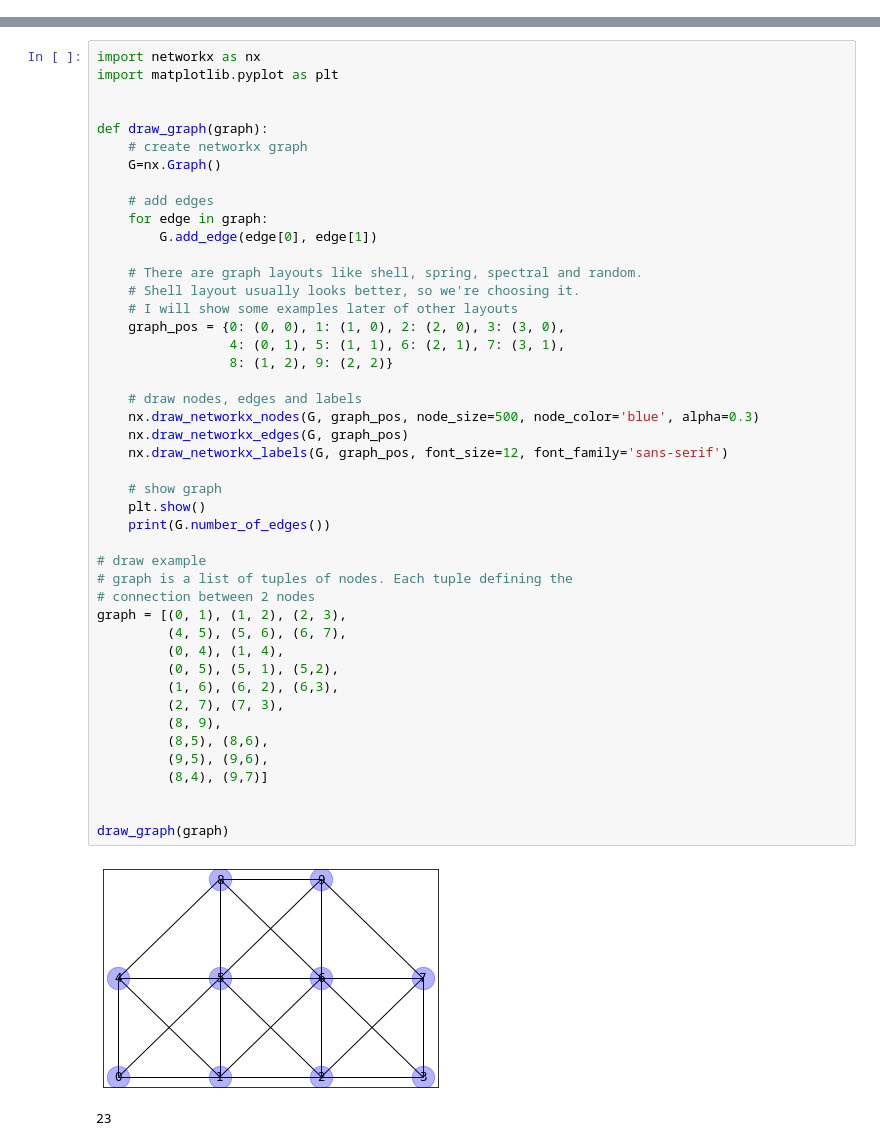
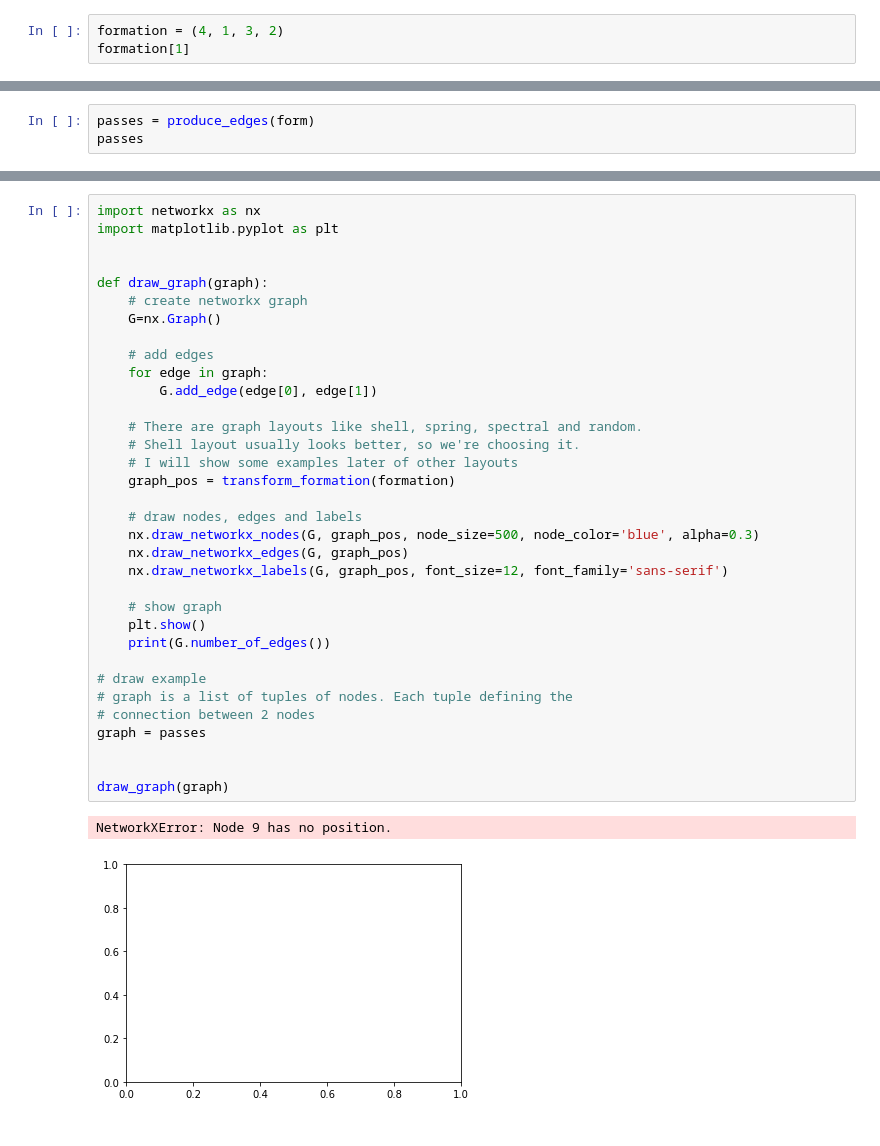
Before and after one commit to brunobelevan/Football-Theory---Formations, a Jupyter notebook: NetworkX test.ipynb, the cells around one changed output, grey strips where cells are left out. Drawn from its saved outputs; the diff is of its cells as text.

Commit message:
Finished NetworkX, cleaned and merged data aswell

```diff
--- a/NetworkX test.ipynb
+++ b/NetworkX test.ipynb
@@ -14,0 +15,3 @@ plt.show()
+# %%
+formation = (4, 1, 3, 2)
+formation[1]
@@ -14,0 +116,3 @@ plt.show()
+# %%
+passes = produce_edges(form)
+passes
@@ -18,45 +141,34 @@ import matplotlib.pyplot as plt
 
 
 def draw_graph(graph):
     # create networkx graph
     G=nx.Graph()
 
     # add edges
     for edge in graph:
         G.add_edge(edge[0], edge[1])
 
     # There are graph layouts like shell, spring, spectral and random.
     # Shell layout usually looks better, so we're choosing it.
     # I will show some examples later of other layouts
-    graph_pos = {0: (0, 0), 1: (1, 0), 2: (2, 0), 3: (3, 0),
-                 4: (0, 1), 5: (1, 1), 6: (2, 1), 7: (3, 1),
-                 8: (1, 2), 9: (2, 2)}
+    graph_pos = transform_formation(formation)
 
     # draw nodes, edges and labels
     nx.draw_networkx_nodes(G, graph_pos, node_size=500, node_color='blue', alpha=0.3)
     nx.draw_networkx_edges(G, graph_pos)
     nx.draw_networkx_labels(G, graph_pos, font_size=12, font_family='sans-serif')
 
     # show graph
     plt.show()
     print(G.number_of_edges())
 
 # draw example
 # graph is a list of tuples of nodes. Each tuple defining the
 # connection between 2 nodes
-graph = [(0, 1), (1, 2), (2, 3),
-         (4, 5), (5, 6), (6, 7),
-         (0, 4), (1, 4),
-         (0, 5), (5, 1), (5,2),
-         (1, 6), (6, 2), (6,3),
-         (2, 7), (7, 3),
-         (8, 9),
-         (8,5), (8,6),
-         (9,5), (9,6),
-         (8,4), (9,7)]
+graph = passes
 
 
 draw_graph(graph)
 # %% [output]
+NetworkXError: Node 9 has no position.
-[figure, old version]
+[figure, new version]
-23
```
Also changed, not shown: parts of 8 cells of this notebook, 3 other files.
